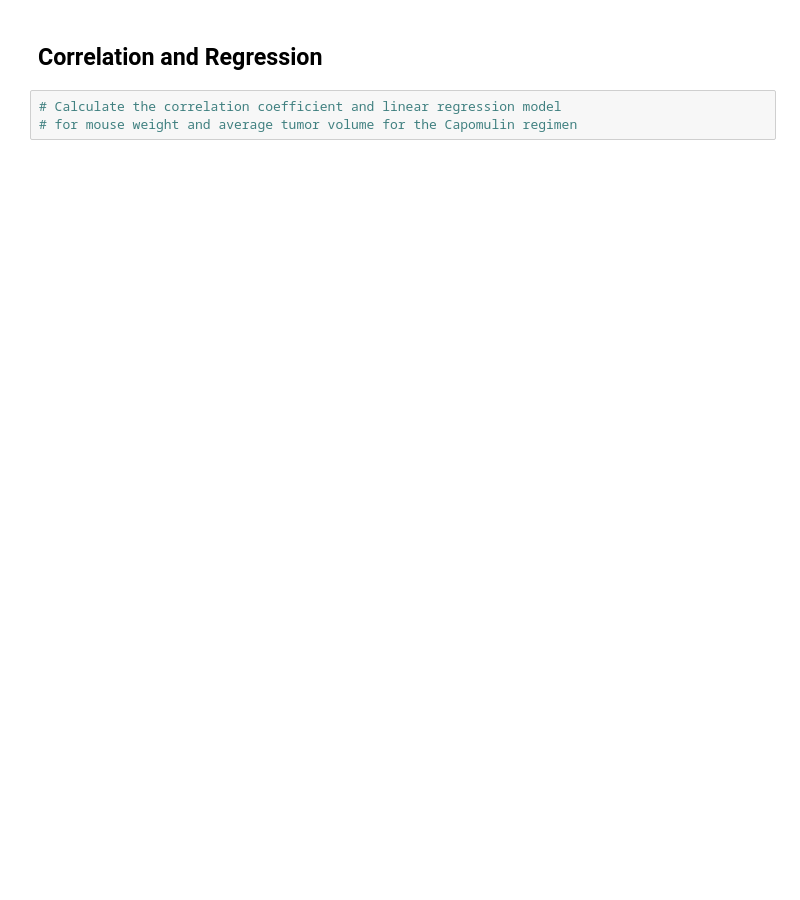
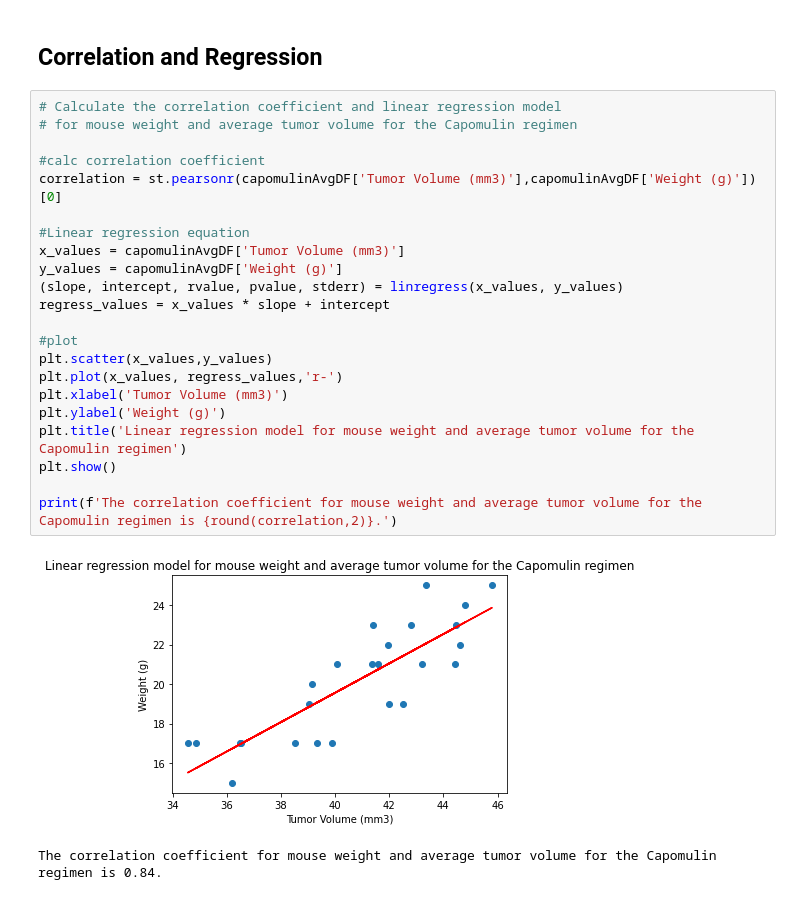
Before and after one commit to eucortes04/matplotlib-challenge, a Jupyter notebook: Pymaceuticals/pymaceuticals_starter.ipynb, the cells around one changed output. Drawn from its saved outputs; the diff is of its cells as text; blank space fills up the shorter version.

```diff
--- a/Pymaceuticals/pymaceuticals_starter.ipynb
+++ b/Pymaceuticals/pymaceuticals_starter.ipynb
@@ -190,5 +265,27 @@ plt.show()
 # %% [markdown]
 ## Correlation and Regression
-# %%
-# Calculate the correlation coefficient and linear regression model
-# for mouse weight and average tumor volume for the Capomulin regimen
+# %%
+# Calculate the correlation coefficient and linear regression model
+# for mouse weight and average tumor volume for the Capomulin regimen
+
+#calc correlation coefficient
+correlation = st.pearsonr(capomulinAvgDF['Tumor Volume (mm3)'],capomulinAvgDF['Weight (g)'])[0]
+
+#Linear regression equation
+x_values = capomulinAvgDF['Tumor Volume (mm3)']
+y_values = capomulinAvgDF['Weight (g)']
+(slope, intercept, rvalue, pvalue, stderr) = linregress(x_values, y_values)
+regress_values = x_values * slope + intercept
+
+#plot
+plt.scatter(x_values,y_values)
+plt.plot(x_values, regress_values,'r-')
+plt.xlabel('Tumor Volume (mm3)')
+plt.ylabel('Weight (g)')
+plt.title('Linear regression model for mouse weight and average tumor volume for the Capomulin regimen')
+plt.show()
+
+print(f'The correlation coefficient for mouse weight and average tumor volume for the Capomulin regimen is {round(correlation,2)}.')
+# %% [output]
+[figure, added]
+The correlation coefficient for mouse weight and average tumor volume for the Capomulin regimen is 0.84.
```
Also changed, not shown: parts of 13 cells of this notebook, 1 other file.
